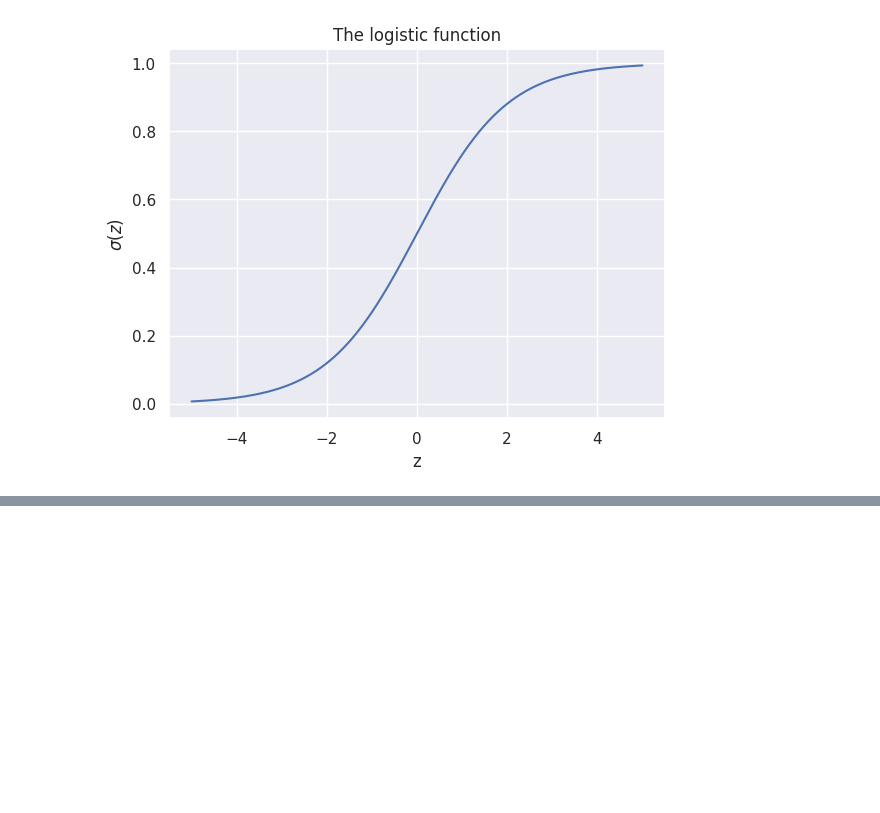
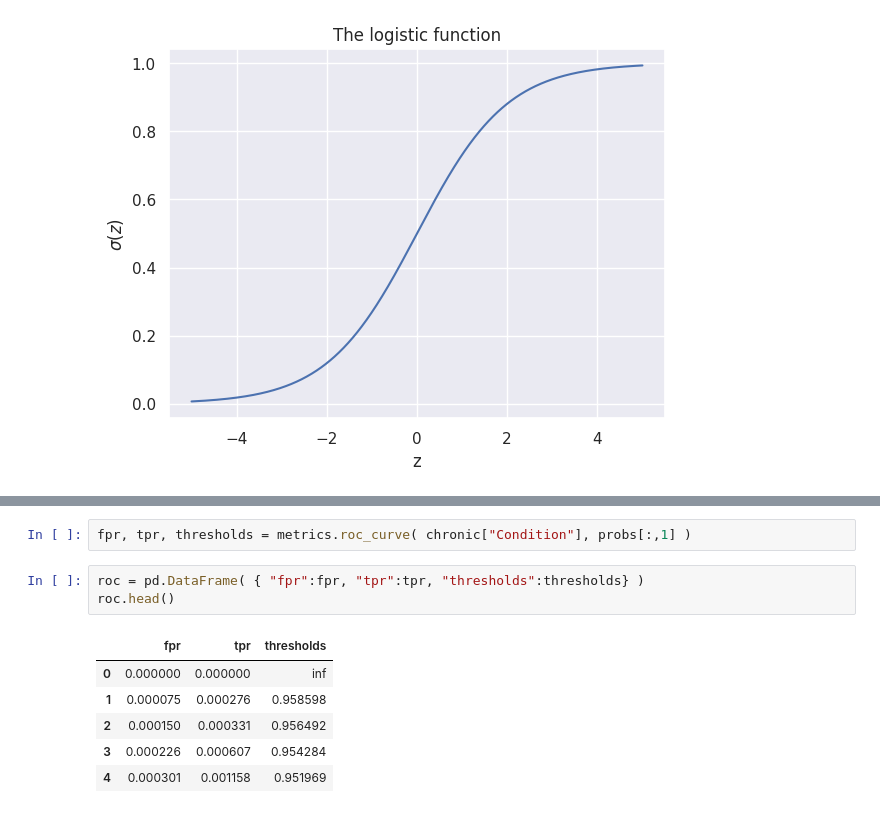
Before and after one commit to NotSrihan/CS290, a Jupyter notebook: notebooks/Age_chronic_conditions.ipynb, the cells around one changed output, grey strips where cells are left out. Saved outputs shown, nothing was run; the diff lists cells and outputs as text; blank space fills up the shorter version.

```diff
--- a/notebooks/Age_chronic_conditions.ipynb
+++ b/notebooks/Age_chronic_conditions.ipynb
@@ -122,0 +148,12 @@ plt.title("The logistic function");
+# %%
+fpr, tpr, thresholds = metrics.roc_curve( chronic["Condition"], probs[:,1] )
+# %%
+roc = pd.DataFrame( { "fpr":fpr, "tpr":tpr, "thresholds":thresholds} )
+roc.head()
+# %% [output]
+|  | fpr | tpr | thresholds |
+| 0 | 0.000000 | 0.000000 | inf |
+| 1 | 0.000075 | 0.000276 | 0.958598 |
+| 2 | 0.000150 | 0.000331 | 0.956492 |
+| 3 | 0.000226 | 0.000607 | 0.954284 |
+| 4 | 0.000301 | 0.001158 | 0.951969 |
```
Also changed, not shown: parts of 10 cells of this notebook.
